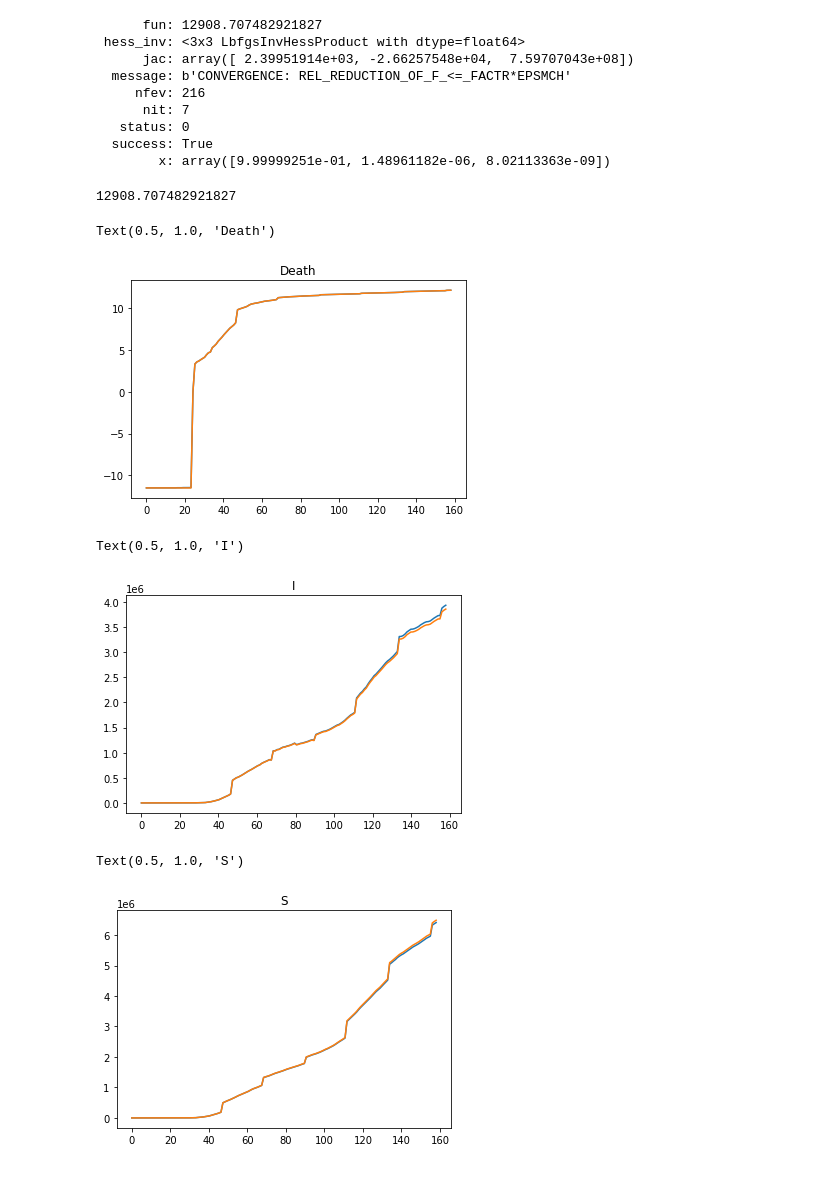
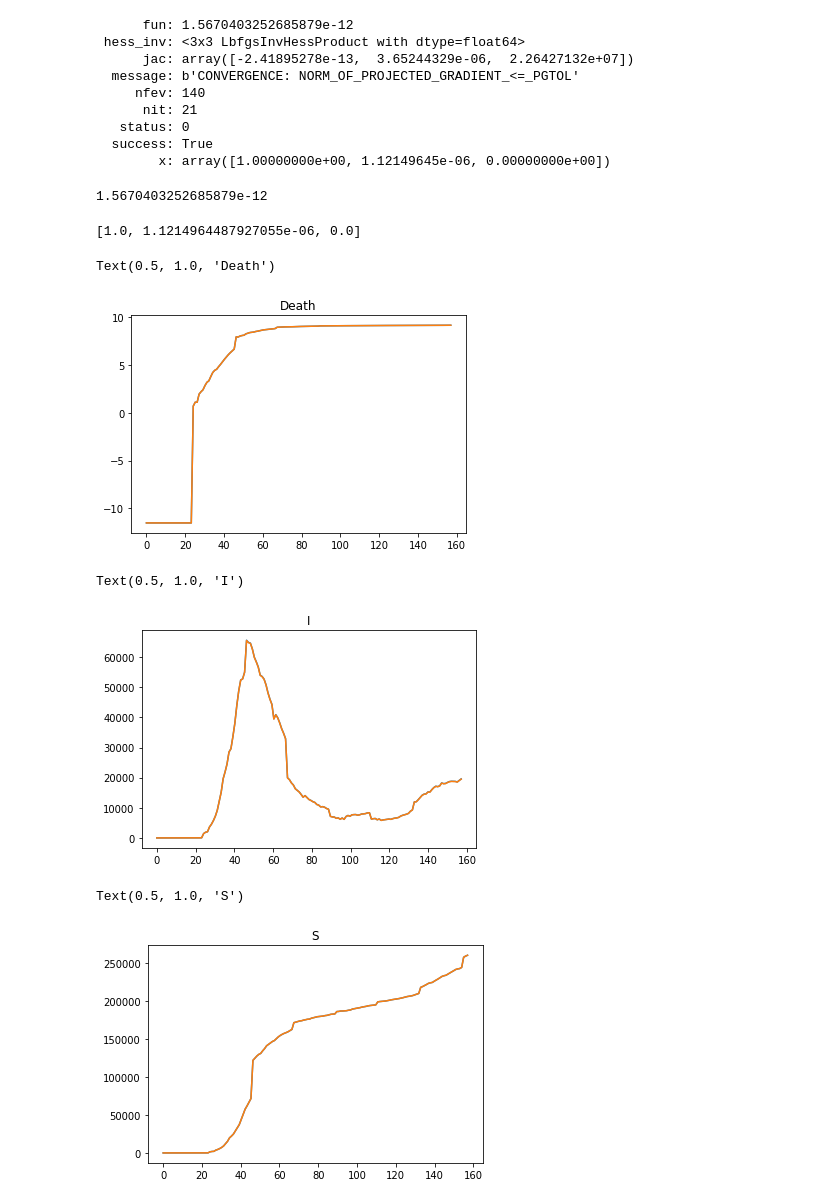
Before and after one commit to WeiSyuan-Lin/SIRD_model, a Jupyter notebook: SIRD.ipynb, the cells around one changed output. Cells and saved outputs as stored; diff of their text form; code cells hidden in the pictures.

```diff
--- a/SIRD.ipynb
+++ b/SIRD.ipynb
@@ -116,3 +117,10 @@ Dt=np.array(Dt)
+# %%
+#國家人口數據 論文內有附上
+population_N=83.02*1000000
+St=St[0:3]
+It=It[0:3]
+Rt=Rt[0:3]
+Dt=Dt[0:3]
 # %%
 import numpy as np
 from scipy.optimize import minimize
@@ -149,19 +162,19 @@ Sol=minimize(objective,x0,bounds=bnds)#,bounds=bnds
 # %%
 Sol
 # %% [output]
-      fun: 12908.707482921827
+      fun: 1.5670403252685879e-12
  hess_inv: <3x3 LbfgsInvHessProduct with dtype=float64>
-      jac: array([ 2.39951914e+03, -2.66257548e+04,  7.59707043e+08])
-  message: b'CONVERGENCE: REL_REDUCTION_OF_F_<=_FACTR*EPSMCH'
-     nfev: 216
-      nit: 7
+      jac: array([-2.41895278e-13,  3.65244329e-06,  2.26427132e+07])
+  message: b'CONVERGENCE: NORM_OF_PROJECTED_GRADIENT_<=_PGTOL'
+     nfev: 140
+      nit: 21
    status: 0
   success: True
-        x: array([9.99999251e-01, 1.48961182e-06, 8.02113363e-09])
+        x: array([1.00000000e+00, 1.12149645e-06, 0.00000000e+00])
 # %%
 objective(Sol.x)
 # %% [output]
-12908.707482921827
+1.5670403252685879e-12
 # %%
 beta=Sol.x[0]
 gamma=Sol.x[1]
@@ -175,15 +188,27 @@ It_pred=It*(1+dt*(beta*St/population_N)-(mu+gamma))
 Rt_pred=Rt+(dt*gamma*It)
 
 Dt_pred=Dt+(dt*mu*It)
+# %%
+St_pred=St*(1-dt*beta*It/population_N)
+
+It_pred=It*(1+dt*(beta*St/population_N)-(mu+gamma))
+
+Rt_pred=Rt+(dt*gamma*It)
+
+Dt_pred=Dt+(dt*mu*It)
+
+[beta, gamma ,mu]
+# %% [output]
+[1.0, 1.1214964487927055e-06, 0.0]
 # %%
 import matplotlib.pyplot as plt
-dat=np.linspace(0,len(Dt_pred)-1,len(Dt_pred)-1)
+dat=np.linspace(0,len(Dt)-1,len(Dt)-1)
 plt.plot(dat,np.log(Dt_pred[0:len(Dt_pred)-1]+0.00001))
 plt.plot(dat,np.log(Dt[0:len(Dt)-1]+0.00001))
 plt.title('Death')
 # %% [output]
 Text(0.5, 1.0, 'Death')
-[figure, old version]
+[figure, new version]
 # %%
 dat=np.linspace(0,len(It_pred)-1,len(It_pred)-1)
 plt.plot(dat,It_pred[0:len(It_pred)-1])
@@ -191,7 +216,7 @@ plt.plot(dat,It[0:len(It)-1])
 plt.title('I')
 # %% [output]
 Text(0.5, 1.0, 'I')
-[figure, old version]
+[figure, new version]
 # %%
 dat=np.linspace(0,len(St_pred)-1,len(St_pred)-1)
 plt.plot(dat,St_pred[0:len(St_pred)-1])
@@ -199,7 +224,7 @@ plt.plot(dat,St[0:len(St)-1])
 plt.title('S')
 # %% [output]
 Text(0.5, 1.0, 'S')
-[figure, old version]
+[figure, new version]
 # %%
 dat=np.linspace(0,len(Rt_pred)-1,len(Rt_pred)-1)
 plt.plot(dat,Rt_pred[0:len(Rt_pred)-1])
```
Also changed, not shown: parts of 16 cells of this notebook.
